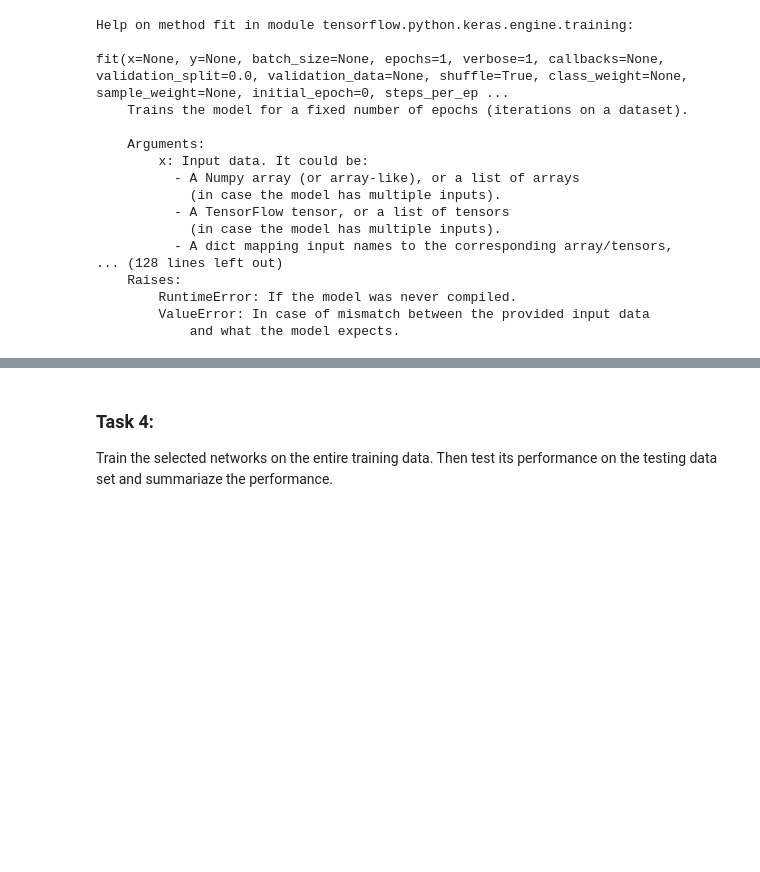
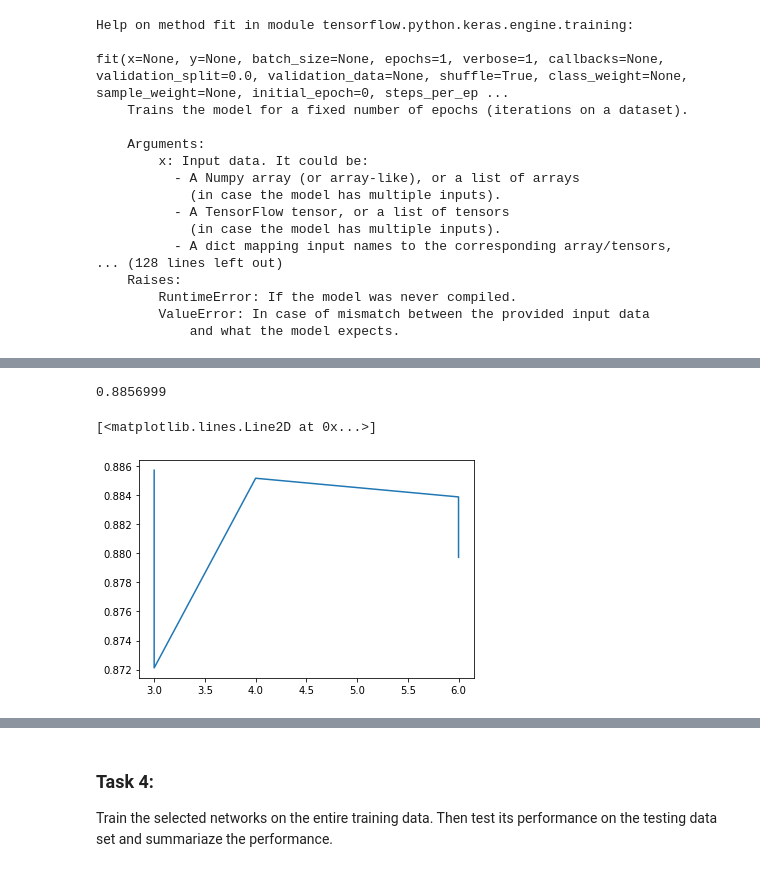
Before and after one commit to sarathiringer/DeepLearningAICourseFall2020, a Jupyter notebook: Lab3Stud.ipynb, the cells around one changed output, grey strips where cells are left out. Saved outputs shown, nothing was run; the diff lists cells and outputs as text; code cells hidden in the pictures; blank space fills up the shorter version.

```diff
--- a/Lab3Stud.ipynb
+++ b/Lab3Stud.ipynb
@@ -466,0 +773,20 @@ Accuracy: nan
+# %%
+# Wasn't very clear which one had highest accuracy from the plot
+
+# Checking highest accuracy
+max(y)
+# %% [output]
+0.8856999
+# %%
+# Plotting the model accuracy against number of layers
+x = sorted([len(model.layers),
+     len(model1.layers),
+     len(model2.layers),
+     len(model3.layers),
+     len(model4.layers),
+     len(model5.layers)])
+
+plt.plot(x, y)
+# %% [output]
+[<matplotlib.lines.Line2D at 0x...>]
+[figure, added]
```
Also changed, not shown: parts of 59 cells of this notebook.
